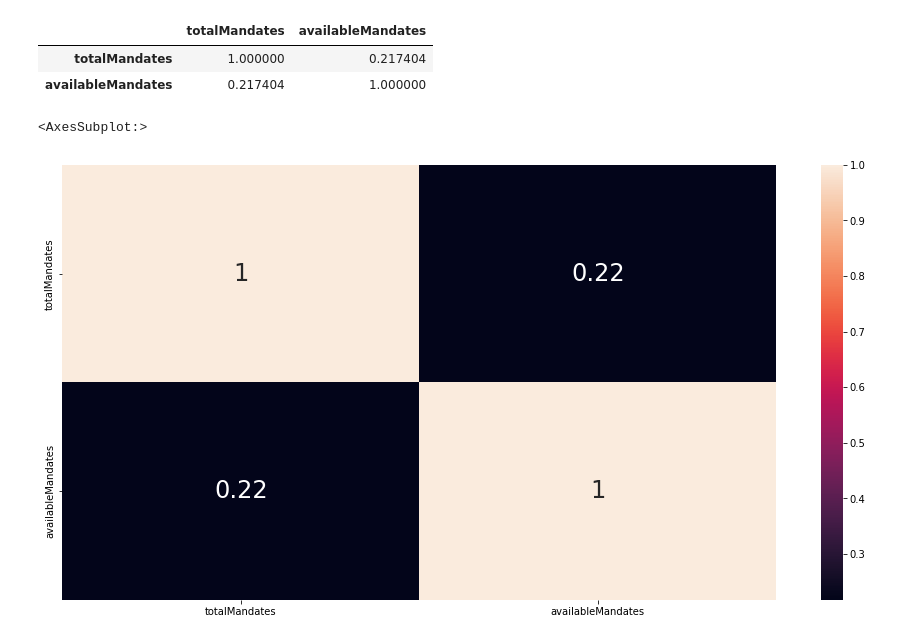
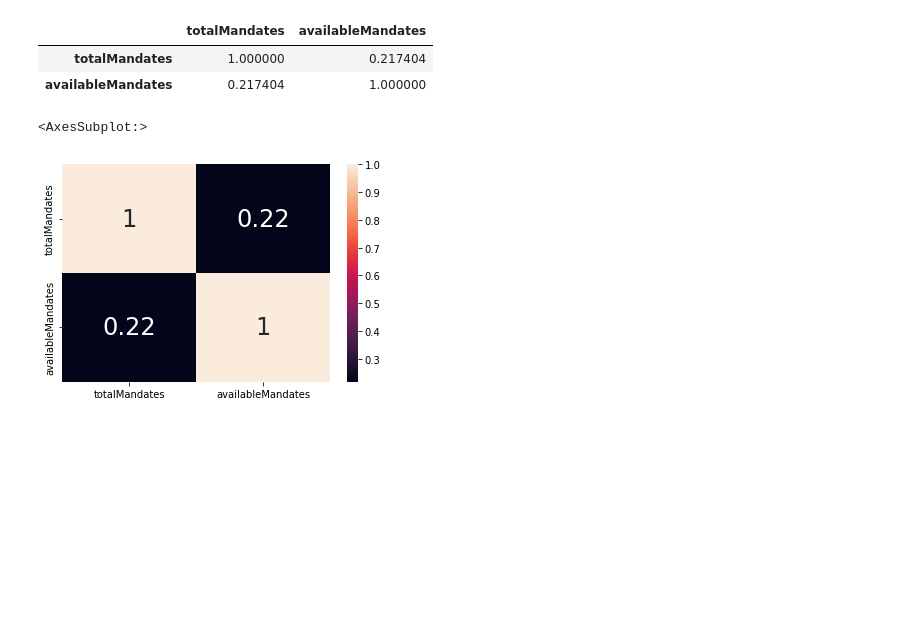
Before and after one commit to jesslira23/projeto_ds_kedro, a Jupyter notebook: project_ds_kedro/notebooks/data_visualization.ipynb, the cells around one changed output. Drawn from its saved outputs; the diff is of its cells as text; code cells hidden in the pictures; blank space fills up the shorter version.

```diff
--- a/project_ds_kedro/notebooks/data_visualization.ipynb
+++ b/project_ds_kedro/notebooks/data_visualization.ipynb
@@ -53,5 +63,8 @@ dtype: object
 # %%
 #Avaliando o Nome de territorio
 f, ax = plt.subplots(figsize=(16,8))
-sns.countplot(x='territoryName', data=catalog.load('election_databse'))
+territory_plot = sns.countplot(x='territoryName', data=catalog.load('election_databse'), order = df['territoryName'].value_counts().index)
+territory_plot.set_xticklabels(territory_plot.get_xticklabels(), rotation=90)
+fig = territory_plot.get_figure()
+fig.savefig("fig_territory.png")
 # %% [output]
@@ -61,5 +73,7 @@ sns.countplot(x='territoryName', data=catalog.load('election_databse'))
 # %%
 #Avaliando o partido
 f, ax = plt.subplots(figsize=(16,8))
-sns.countplot(x='Party', data=catalog.load('election_databse'))
+sns.countplot(x='Party', data=catalog.load('election_databse'), order = df['Party'].value_counts().index, palette = "YlOrRd_r")
+#fig = party_plot.get_figure()
+#fig.savefig("fig_party.png") YlOrRd_r // gist_heat // plasma
 # %% [output]
@@ -68,0 +83,18 @@ sns.countplot(x='Party', data=catalog.load('election_databse'))
+# %%
+# Qual o territorio e o partido que tem mais frequencia nos dados?
+# Será que tem algum territorio ou partido que tenha dominancia no conjunto de dados?
+
+df = catalog.load('election_databse')
+
+fig, axes = plt.subplots(1,2, figsize=(15,5), sharey=True)
+fig.suptitle('Será que tem algum território ou partido que tenha influência/domínio/maior quantidade no conjunto de dados?')
+
+axes[0].set_title('a) Contagem do Território')
+territory = sns.countplot(df['territoryName'], data=df, ax=axes[0], order = df['territoryName'].value_counts().index, palette = "Blues_r")
+axes[0].set_xticklabels(territory.get_xticklabels(), rotation=90)
+
+axes[1].set_title('b) Contagem do Partido Político')
+party = sns.countplot(df['Party'],data=df, ax=axes[1], order = df['Party'].value_counts().index, palette = "Blues_r")
+axes[1].set_xticklabels(party.get_xticklabels(), rotation=90)
+
+plt.show()
@@ -78,13 +113,13 @@ corr
 | totalMandates | 1.000000 | 0.217404 |
 | availableMandates | 0.217404 | 1.000000 |
 # %%
-f, ax = plt.subplots(figsize=(16,8))
+f, ax = plt.subplots()
 sns.heatmap(data=corr,
            annot=True,
            annot_kws={'size':24})
 # %% [output]
 <AxesSubplot:>
-[figure, old version]
+[figure, new version]
 # %%
 corr_all = catalog.load('election_databse').corr()
 corr_all
```
Also changed, not shown: parts of 16 cells of this notebook, 12 other files.
